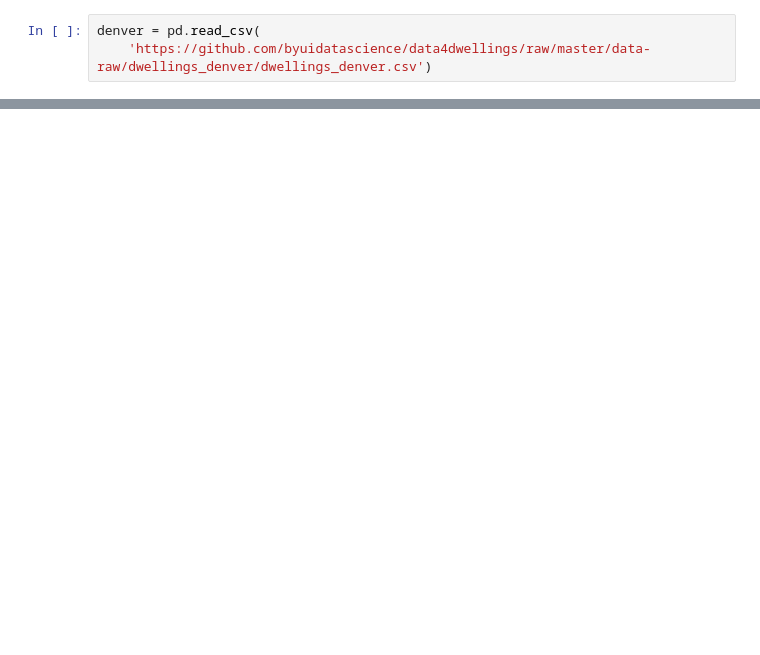
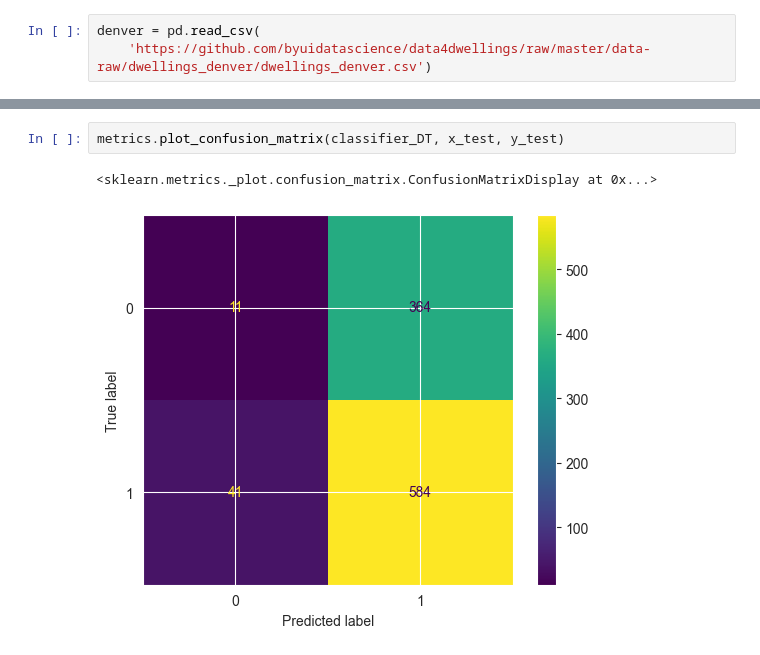
Before and after one commit to nikolai3ldwin/Python_DS_ML, a Jupyter notebook: ML_1980homes.ipynb, the cells around one changed output, grey strips where cells are left out. Drawn from its saved outputs; the diff is of its cells as text; blank space fills up the shorter version.

```diff
--- a/ML_1980homes.ipynb
+++ b/ML_1980homes.ipynb
@@ -105,0 +202,5 @@ metrics.accuracy_score(y_test, y_predictions)
+# %%
+metrics.plot_confusion_matrix(classifier_DT, x_test, y_test)
+# %% [output]
+<sklearn.metrics._plot.confusion_matrix.ConfusionMatrixDisplay at 0x...>
+[figure, added]
```
Also changed, not shown: parts of 16 cells of this notebook.
